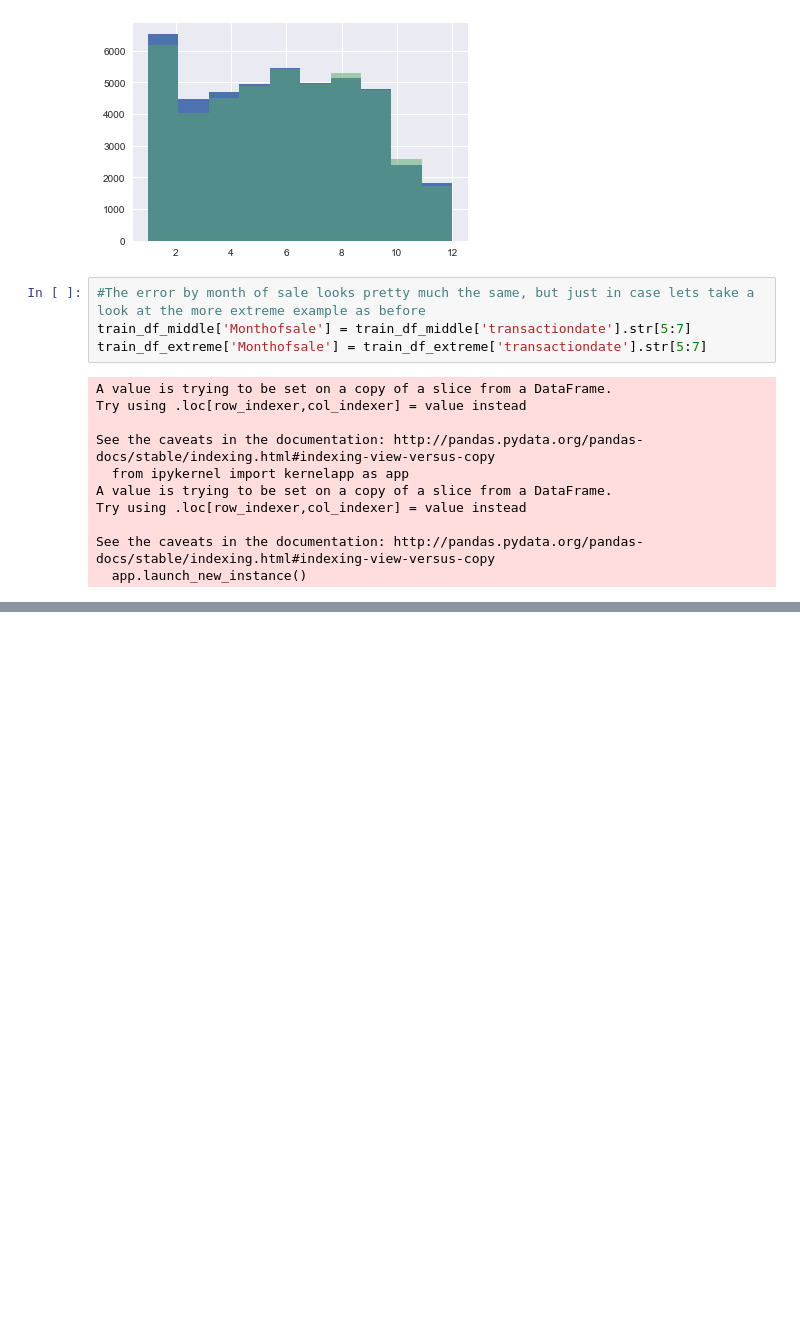
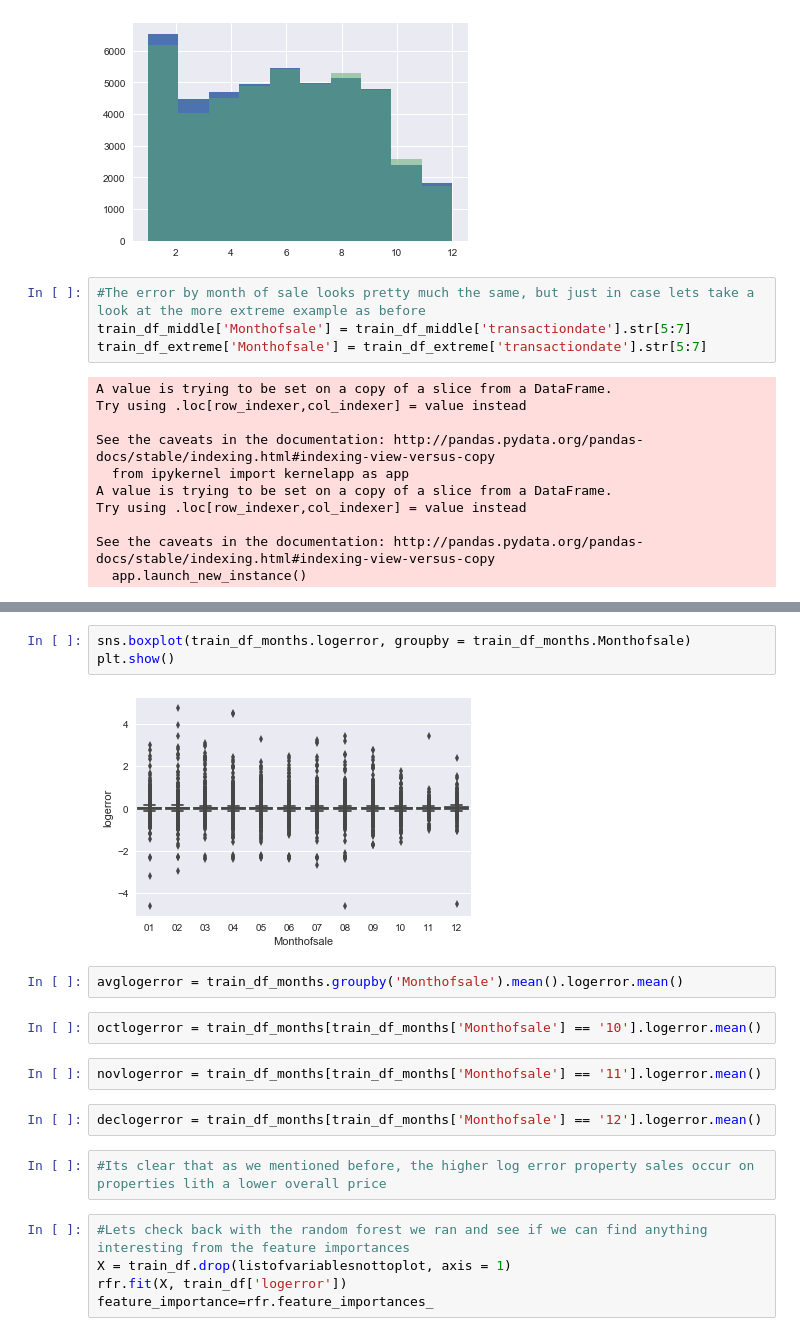
Before and after one commit to gurkpet/Supervised-Learning-Capstone, a Jupyter notebook: Zillow+Project.ipynb, the cells around one changed output, grey strips where cells are left out. Drawn from its saved outputs; the diff is of its cells as text; blank space fills up the shorter version.

```diff
--- a/Zillow+Project.ipynb
+++ b/Zillow+Project.ipynb
@@ -652,0 +747,20 @@ plt.show()
+# %%
+sns.boxplot(train_df_months.logerror, groupby = train_df_months.Monthofsale)
+plt.show()
+# %% [output]
+[figure, added]
+# %%
+avglogerror = train_df_months.groupby('Monthofsale').mean().logerror.mean()
+# %%
+octlogerror = train_df_months[train_df_months['Monthofsale'] == '10'].logerror.mean()
+# %%
+novlogerror = train_df_months[train_df_months['Monthofsale'] == '11'].logerror.mean()
+# %%
+declogerror = train_df_months[train_df_months['Monthofsale'] == '12'].logerror.mean()
+# %%
+#Its clear that as we mentioned before, the higher log error property sales occur on properties lith a lower overall price
+# %%
+#Lets check back with the random forest we ran and see if we can find anything interesting from the feature importances
+X = train_df.drop(listofvariablesnottoplot, axis = 1)
+rfr.fit(X, train_df['logerror'])
+feature_importance=rfr.feature_importances_
```
Also changed, not shown: parts of 62 cells of this notebook, 1 other file.
